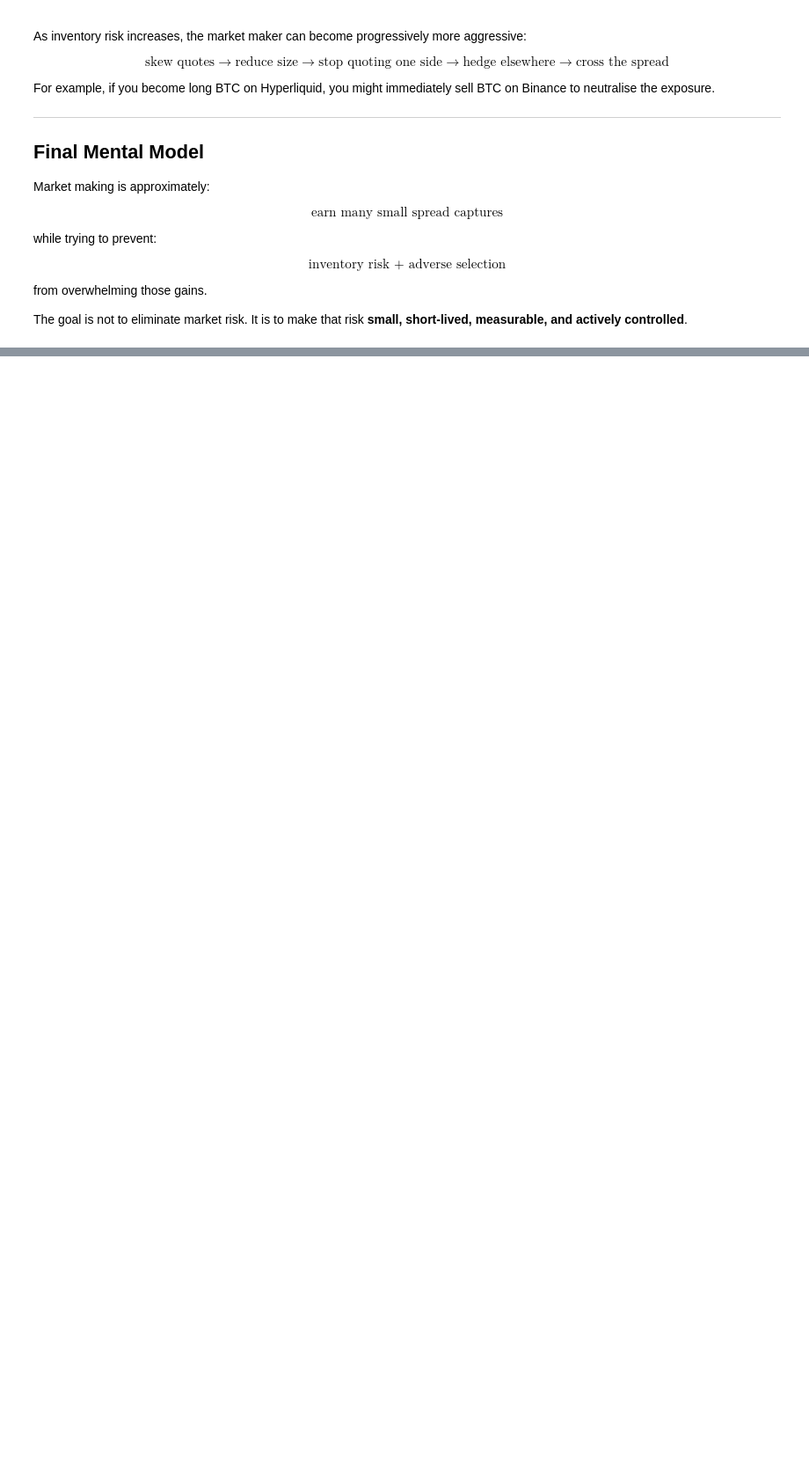
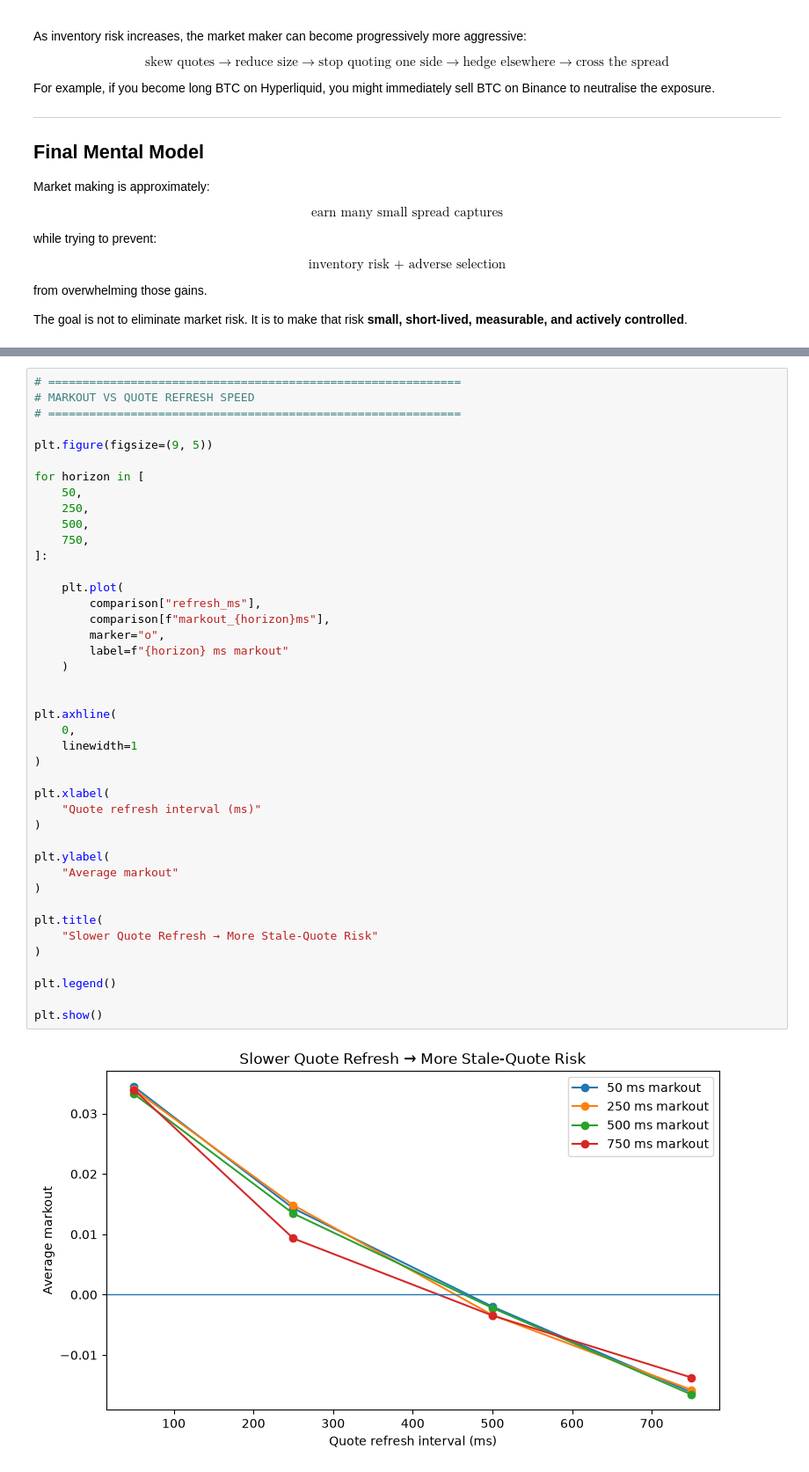
Before and after one commit to aliquid-novi/crypto_research, a Jupyter notebook: mm_mft_example.ipynb, the cells around one changed output, grey strips where cells are left out. Shown at 88% size. Drawn from its saved outputs; the diff is of its cells as text; blank space fills up the shorter version.

```diff
--- a/mm_mft_example.ipynb
+++ b/mm_mft_example.ipynb
@@ -747,0 +1206,44 @@ The goal is not to eliminate market risk. It is to make that risk **small, short
+# %%
+# ============================================================
+# MARKOUT VS QUOTE REFRESH SPEED
+# ============================================================
+
+plt.figure(figsize=(9, 5))
+
+for horizon in [
+    50,
+    250,
+    500,
+    750,
+]:
+
+    plt.plot(
+        comparison["refresh_ms"],
+        comparison[f"markout_{horizon}ms"],
+        marker="o",
+        label=f"{horizon} ms markout"
+    )
+
+
+plt.axhline(
+    0,
+    linewidth=1
+)
+
+plt.xlabel(
+    "Quote refresh interval (ms)"
+)
+
+plt.ylabel(
+    "Average markout"
+)
+
+plt.title(
+    "Slower Quote Refresh → More Stale-Quote Risk"
+)
+
+plt.legend()
+
+plt.show()
+# %% [output]
+[figure, added]
```
Also changed, not shown: parts of 8 cells of this notebook, 2 other files.
